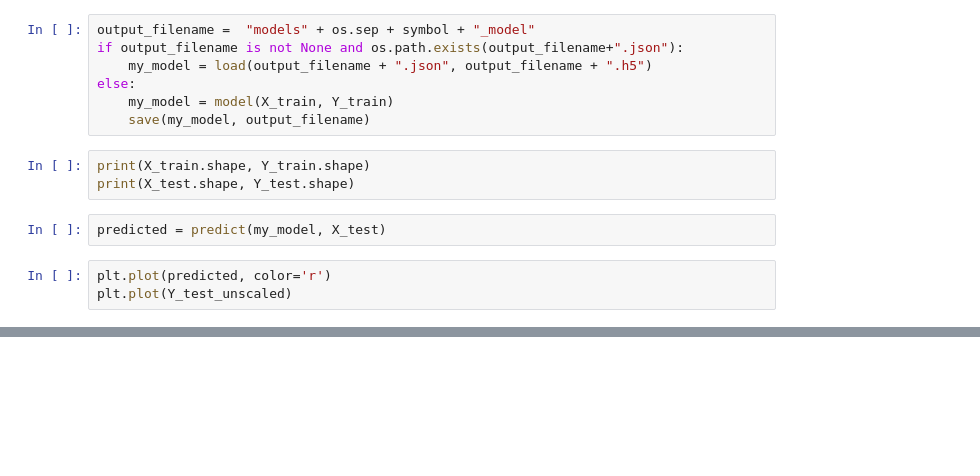
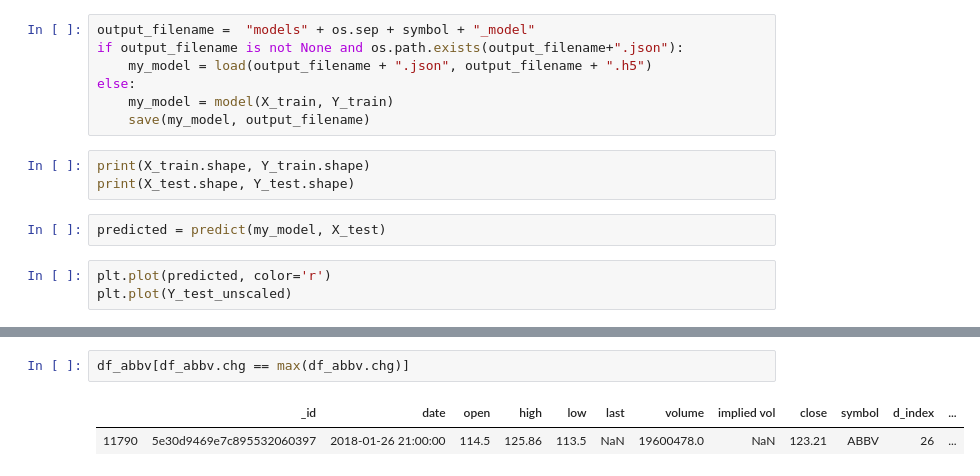
Before and after one commit to jjtt8080/stockML, a Jupyter notebook: TradeML.ipynb, the cells around one changed output, grey strips where cells are left out. Cells and saved outputs as stored; diff of their text form; blank space fills up the shorter version.

```diff
--- a/TradeML.ipynb
+++ b/TradeML.ipynb
@@ -254,0 +309,5 @@ plt.plot(Y_test_unscaled)
+# %%
+df_abbv[df_abbv.chg == max(df_abbv.chg)]
+# %% [output]
+|  | _id | date | open | high | low | last | volume | implied vol | close | symbol | d_index | ... |
+| 11790 | 5e30d9469e7c895532060397 | 2018-01-26 21:00:00 | 114.5 | 125.86 | 113.5 | NaN | 19600478.0 | NaN | 123.21 | ABBV | 26 | ... |
```
Also changed, not shown: parts of 8 cells of this notebook, 11 other files.
